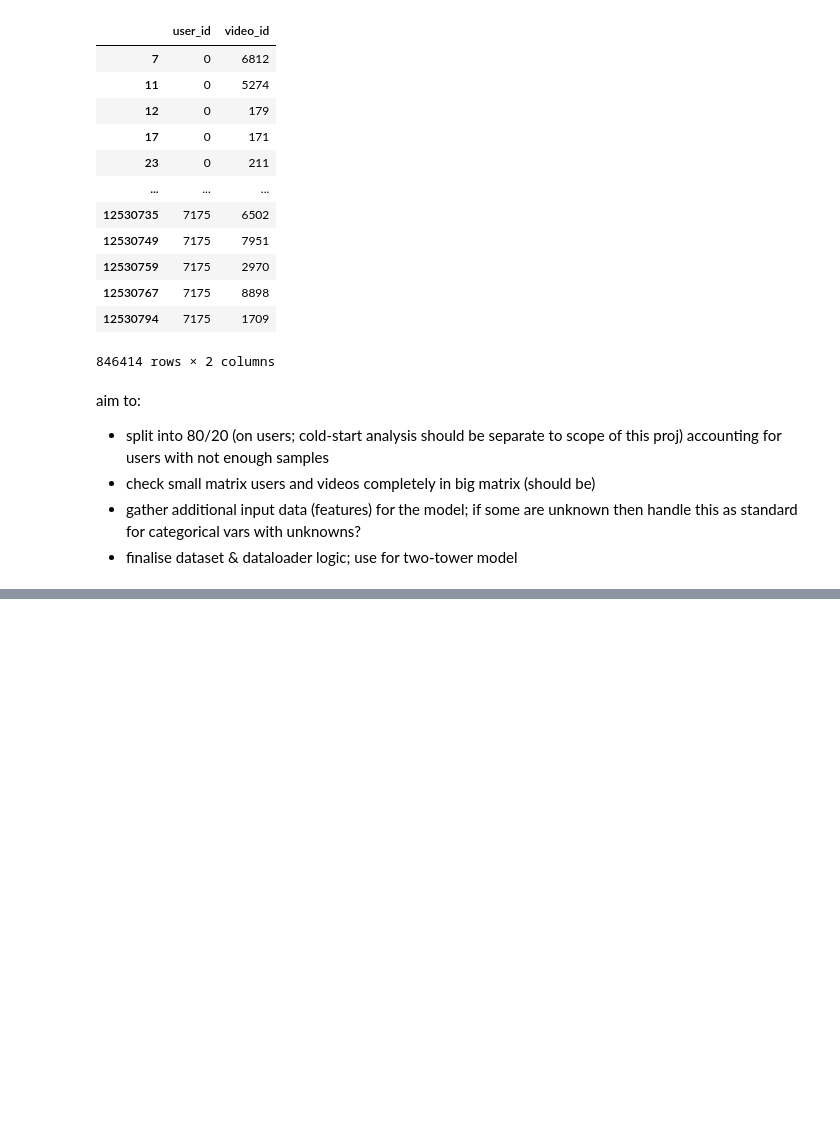
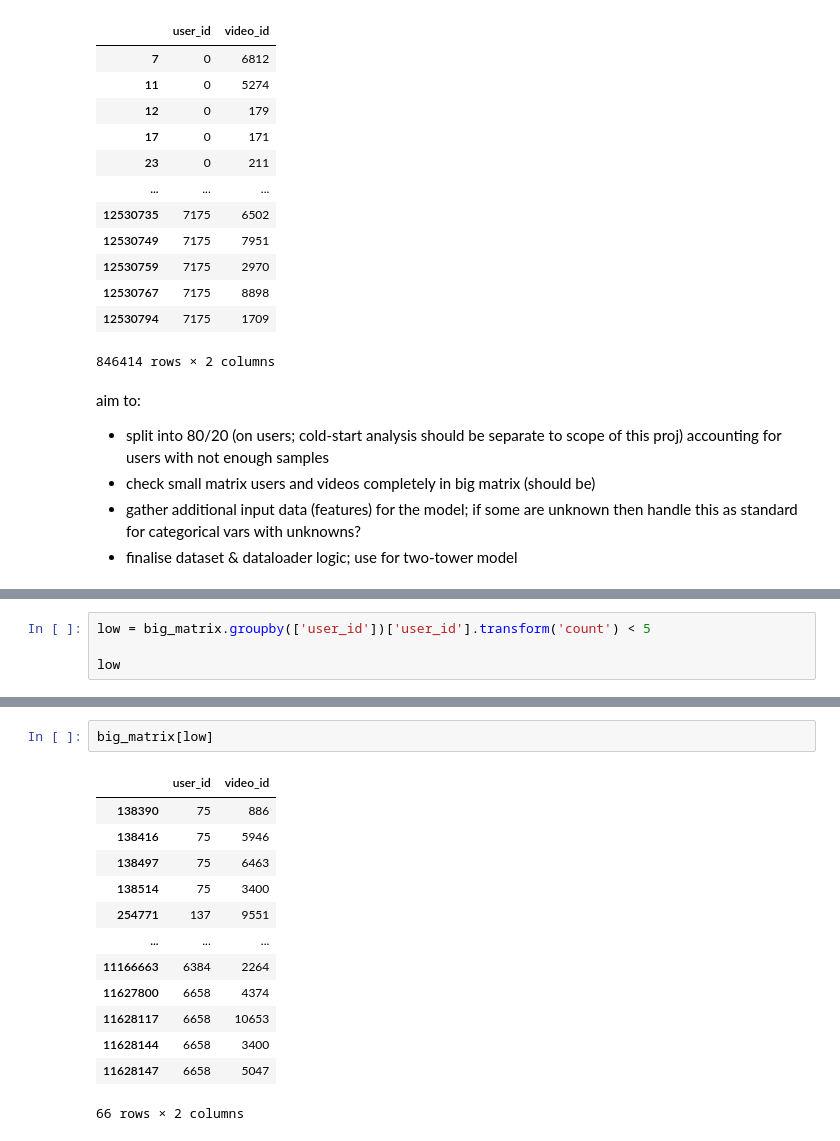
Before and after one commit to sulaychaudhry/deep-linear-bandits, a Jupyter notebook: dev-notebooks/dev 17.02.ipynb, the cells around one changed output, grey strips where cells are left out. Drawn from its saved outputs; the diff is of its cells as text; blank space fills up the shorter version.

```diff
--- a/dev-notebooks/dev 17.02.ipynb
+++ b/dev-notebooks/dev 17.02.ipynb
@@ -145,0 +279,4 @@ aim to:
+# %%
+low = big_matrix.groupby(['user_id'])['user_id'].transform('count') < 5
+
+low
@@ -145,0 +296,16 @@ aim to:
+# %%
+big_matrix[low]
+# %% [output]
+|  | user_id | video_id |
+| 138390 | 75 | 886 |
+| 138416 | 75 | 5946 |
+| 138497 | 75 | 6463 |
+| 138514 | 75 | 3400 |
+| 254771 | 137 | 9551 |
+| ... | ... | ... |
+| 11166663 | 6384 | 2264 |
+| 11627800 | 6658 | 4374 |
+| 11628117 | 6658 | 10653 |
+| 11628144 | 6658 | 3400 |
+| 11628147 | 6658 | 5047 |
+66 rows × 2 columns
```
Also changed, not shown: parts of 14 cells of this notebook, 3 other files.
